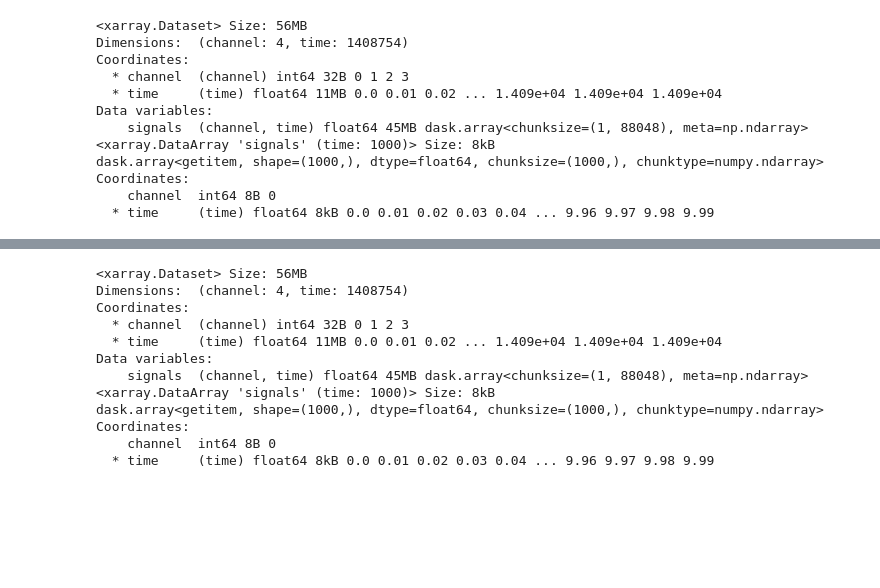
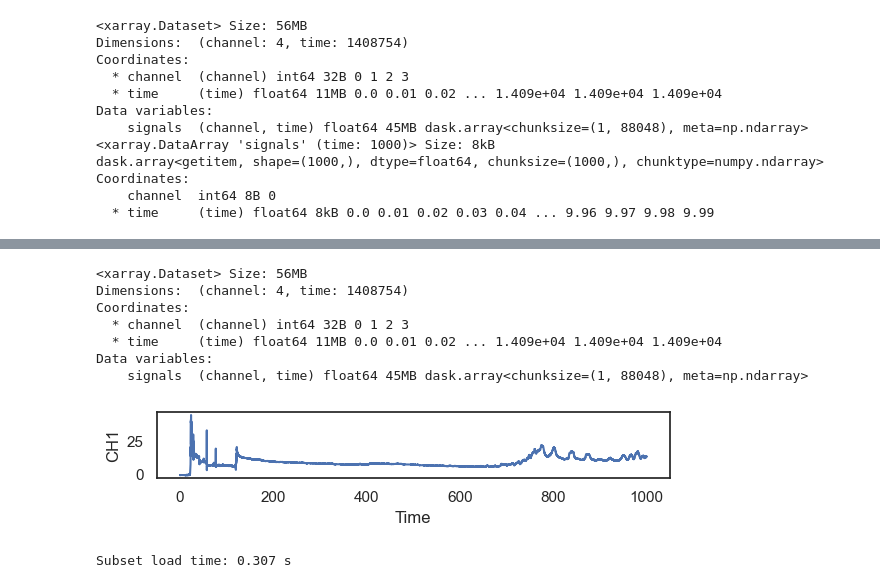
Before and after one commit to SPARC-FAIR-Codeathon/2025-team-B, a Jupyter notebook: test_aws.ipynb, the cells around one changed output, grey strips where cells are left out. Drawn from its saved outputs; the diff is of its cells as text; code cells hidden in the pictures; blank space fills up the shorter version.

```diff
--- a/test_aws.ipynb
+++ b/test_aws.ipynb
@@ -453,28 +474,29 @@ upload: ./latest.json to s3://sparc-fuse-demo-ab-2025/latest.json
 ✅ Preparation complete.
 # %%
 from sparc_fuse_core import open_zarr_from_s3
+import time
+import matplotlib.pyplot as plt
 
 # Open dataset lazily from S3
-ds = open_zarr_from_s3(
-    bucket="sparc-fuse-demo-ab-2025",
-    zarr_path="20_1021_std_xarray.zarr"
-)
-
+ds = open_zarr_from_s3(bucket="sparc-fuse-demo-ab-2025", zarr_path="20_1021_std_xarray.zarr")
 print(ds)  # Immediately available metadata, lazy data loading
 
-# Stream a specific data slice
-subset = ds["signals"].sel(channel=0).isel(time=slice(0, 1000))
-print(subset)
+# Example: load a subset of channel 1 for the first 100,000 timepoints
+start = time.perf_counter()
+subset_ch1 = ds["signals"].sel(channel=1).isel(time=slice(0, 100000)).load()
+elapsed = time.perf_counter() - start
+
+# plot
+plt.figure(figsize=(6, 1.5)), plt.plot(subset_ch1.time.values, subset_ch1.values)
+plt.xlabel("Time"), plt.ylabel("CH1"), plt.tight_layout(), plt.show()
+print(f"Subset load time: {elapsed:.3f} s")
 # %% [output]
 <xarray.Dataset> Size: 56MB
 Dimensions:  (channel: 4, time: 1408754)
 Coordinates:
   * channel  (channel) int64 32B 0 1 2 3
   * time     (time) float64 11MB 0.0 0.01 0.02 ... 1.409e+04 1.409e+04 1.409e+04
 Data variables:
     signals  (channel, time) float64 45MB dask.array<chunksize=(1, 88048), meta=np.ndarray>
-<xarray.DataArray 'signals' (time: 1000)> Size: 8kB
-dask.array<getitem, shape=(1000,), dtype=float64, chunksize=(1000,), chunktype=numpy.ndarray>
-Coordinates:
-    channel  int64 8B 0
-  * time     (time) float64 8kB 0.0 0.01 0.02 0.03 0.04 ... 9.96 9.97 9.98 9.99
+[figure, added]
+Subset load time: 0.307 s
```
Also changed, not shown: parts of 6 cells of this notebook.
